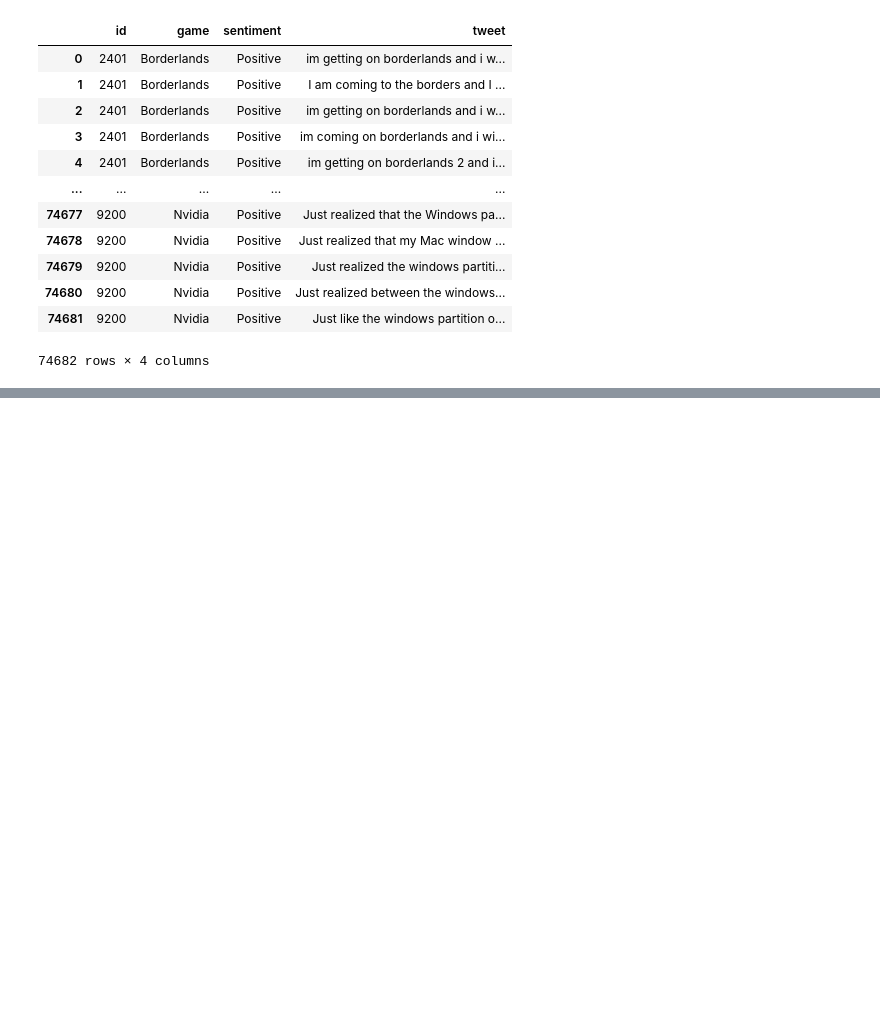
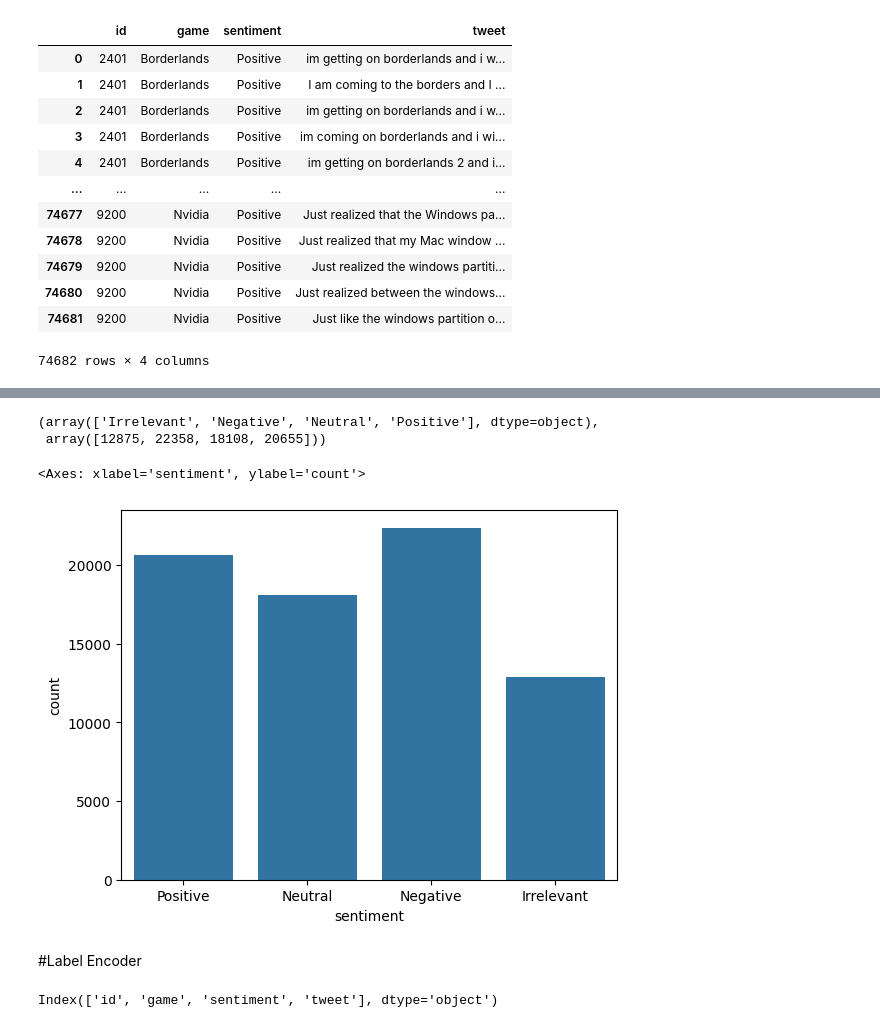
Before and after one commit to thaiiss7/machine-learning, a Jupyter notebook: twitter/main.ipynb, the cells around one changed output, grey strips where cells are left out. Drawn from its saved outputs; the diff is of its cells as text; code cells hidden in the pictures; blank space fills up the shorter version.

```diff
--- a/twitter/main.ipynb
+++ b/twitter/main.ipynb
@@ -31 +31,13 @@ tweet        686
 dtype: int64
+# %%
+base_twitter = base_twitter.dropna()
+# %%
+np.unique(base_twitter['sentiment'], return_counts=True)
+# %% [output]
+(array(['Irrelevant', 'Negative', 'Neutral', 'Positive'], dtype=object),
+ array([12875, 22358, 18108, 20655]))
+# %%
+sns.countplot(x = base_twitter['sentiment'])
+# %% [output]
+<Axes: xlabel='sentiment', ylabel='count'>
+[figure, added]
@@ -31,0 +47,6 @@ dtype: int64
+# %% [markdown]
+#Label Encoder
+# %%
+base_twitter.columns
+# %% [output]
+Index(['id', 'game', 'sentiment', 'tweet'], dtype='object')
```
Also changed, not shown: parts of 15 cells of this notebook, 1 other file.
